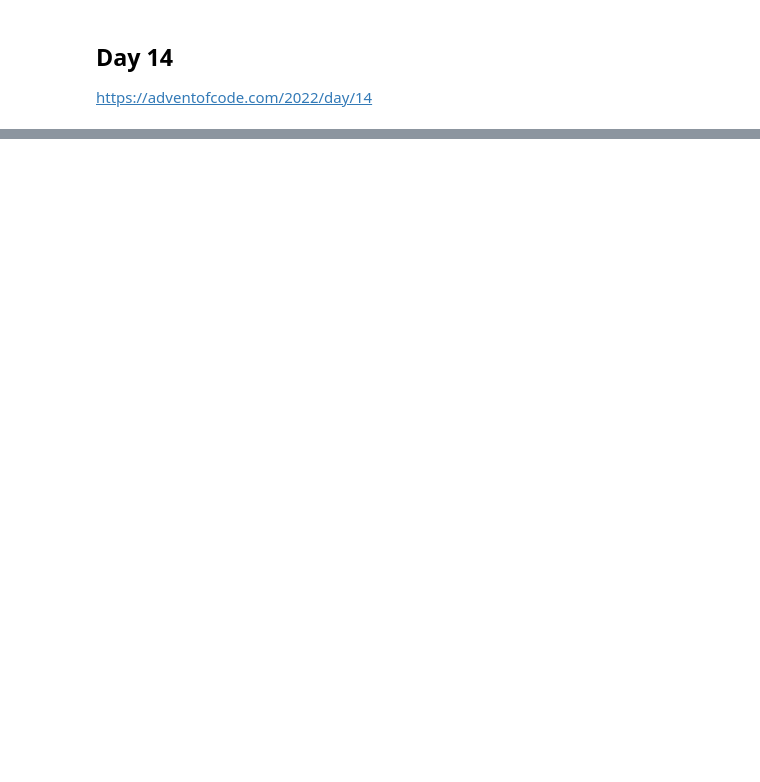
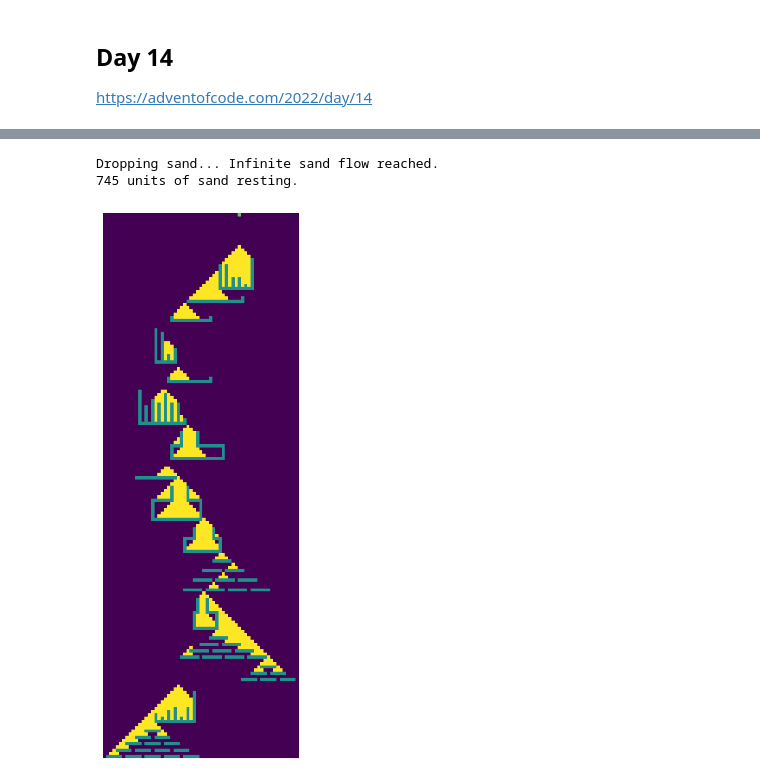
Before and after one commit to marcodelmastro/AdventOfCode2022, a Jupyter notebook: Day14.ipynb, the cells around one changed output, grey strips where cells are left out. Cells and saved outputs as stored; diff of their text form; code cells hidden in the pictures; blank space fills up the shorter version.

```diff
--- a/Day14.ipynb
+++ b/Day14.ipynb
@@ -98,0 +171,6 @@ Dropping sand... Hole filled!
+# %%
+_,camera11 = fillCave(data,part=1,animation=2,figsize=(4,8))
+# %% [output]
+Dropping sand... Infinite sand flow reached.
+745 units of sand resting.
+[figure, added]
```
Also changed, not shown: parts of 14 cells of this notebook, 2 other files.
